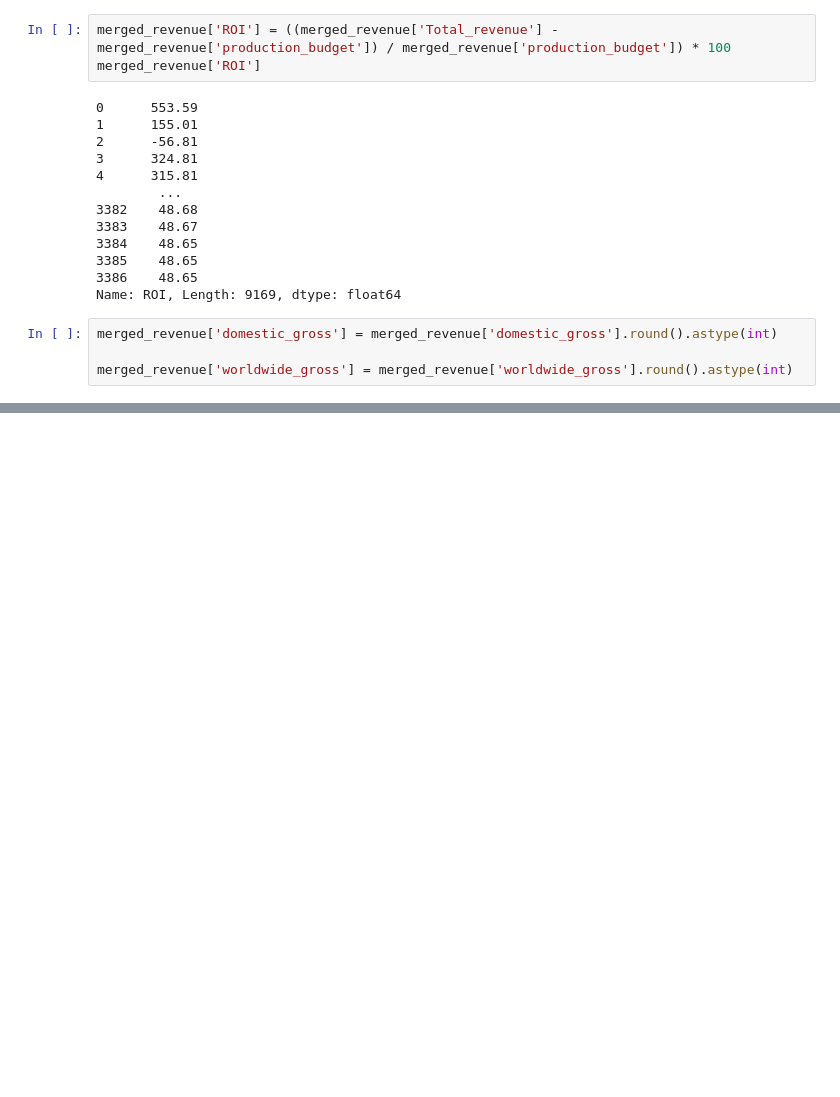
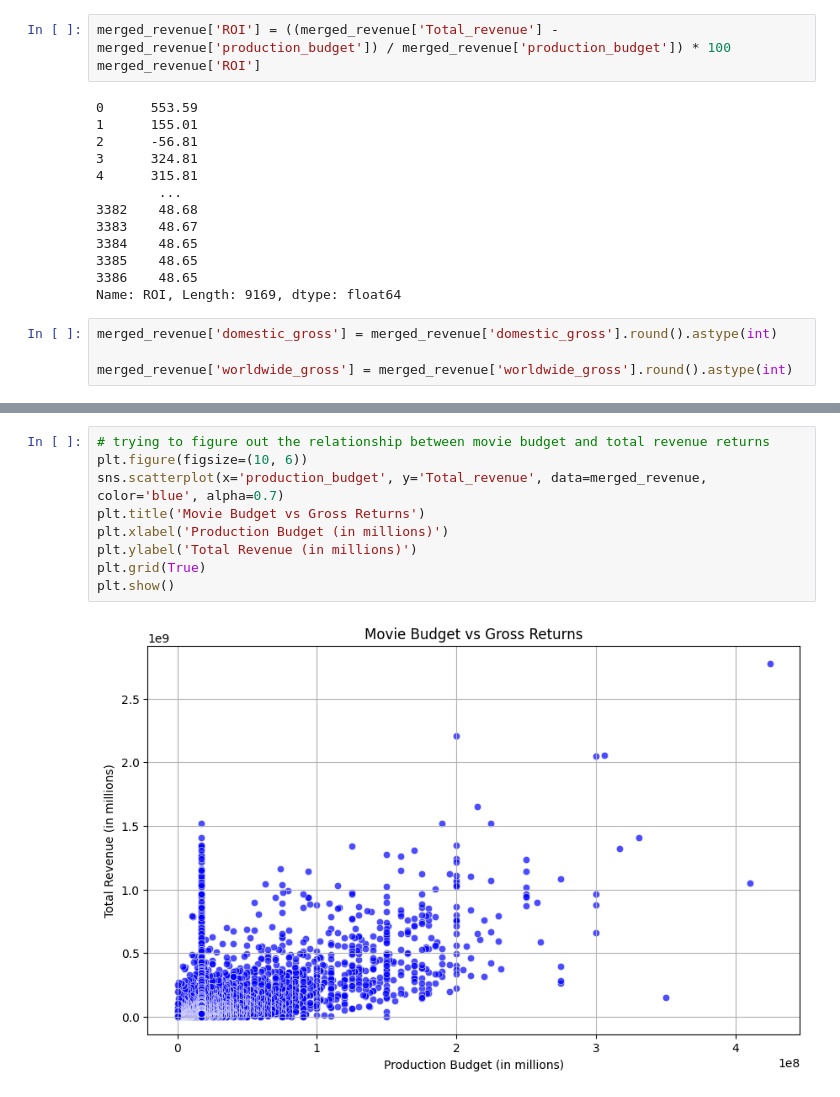
Before and after one commit to jameskoli/phase_one_project, a Jupyter notebook: index.ipynb, the cells around one changed output, grey strips where cells are left out. Saved outputs shown, nothing was run; the diff lists cells and outputs as text; blank space fills up the shorter version.

Commit message:
did an analysis on movies in relation to budgets

```diff
--- a/index.ipynb
+++ b/index.ipynb
@@ -348,0 +407,11 @@ merged_revenue['worldwide_gross'] = merged_revenue['worldwide_gross'].round().as
+# %%
+# trying to figure out the relationship between movie budget and total revenue returns
+plt.figure(figsize=(10, 6))
+sns.scatterplot(x='production_budget', y='Total_revenue', data=merged_revenue, color='blue', alpha=0.7)
+plt.title('Movie Budget vs Gross Returns')
+plt.xlabel('Production Budget (in millions)')
+plt.ylabel('Total Revenue (in millions)')
+plt.grid(True)
+plt.show()
+# %% [output]
+[figure, added]
```
Also changed, not shown: parts of 6 cells of this notebook.
